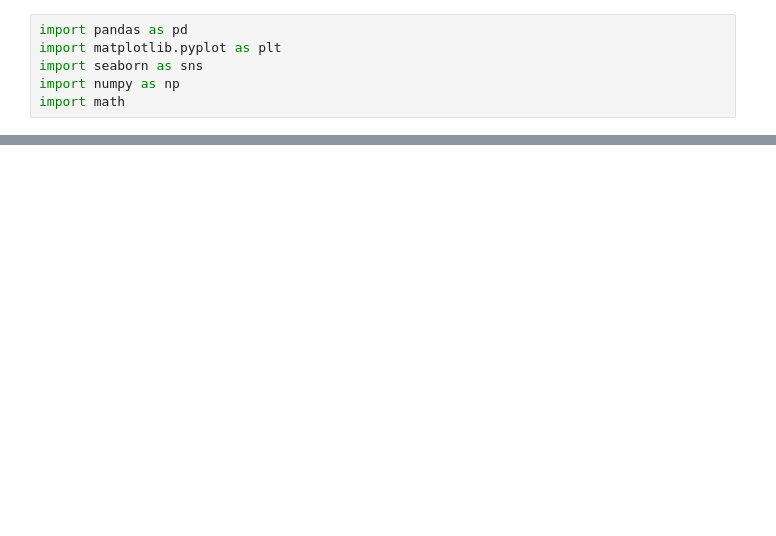
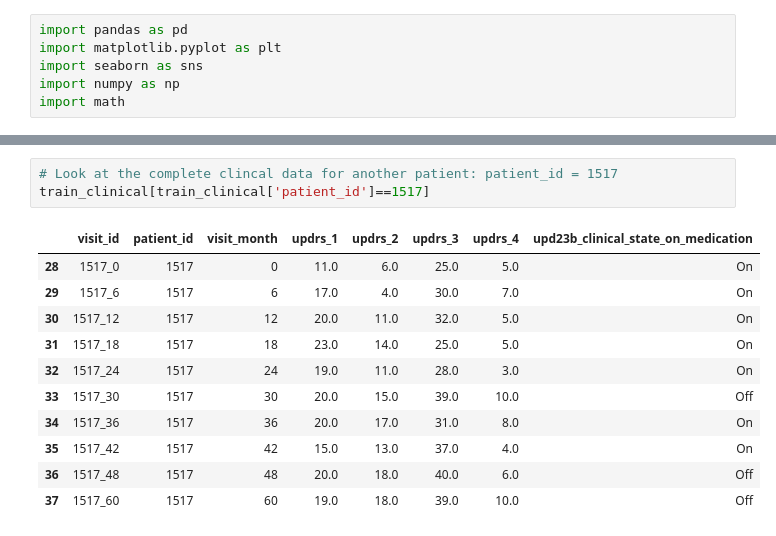
Before and after one commit to fan-yang-md/parkinsons_disease_progression_prediction, a Jupyter notebook: parkinson1.ipynb, the cells around one changed output, grey strips where cells are left out. Drawn from its saved outputs; the diff is of its cells as text; blank space fills up the shorter version.

```diff
--- a/parkinson1.ipynb
+++ b/parkinson1.ipynb
@@ -13,0 +142,15 @@ FileNotFoundError: [Errno 2] No such file or directory: '/train_proteins.csv'
+# %%
+# Look at the complete clincal data for another patient: patient_id = 1517
+train_clinical[train_clinical['patient_id']==1517]
+# %% [output]
+|  | visit_id | patient_id | visit_month | updrs_1 | updrs_2 | updrs_3 | updrs_4 | upd23b_clinical_state_on_medication |
+| 28 | 1517_0 | 1517 | 0 | 11.0 | 6.0 | 25.0 | 5.0 | On |
+| 29 | 1517_6 | 1517 | 6 | 17.0 | 4.0 | 30.0 | 7.0 | On |
+| 30 | 1517_12 | 1517 | 12 | 20.0 | 11.0 | 32.0 | 5.0 | On |
+| 31 | 1517_18 | 1517 | 18 | 23.0 | 14.0 | 25.0 | 5.0 | On |
+| 32 | 1517_24 | 1517 | 24 | 19.0 | 11.0 | 28.0 | 3.0 | On |
+| 33 | 1517_30 | 1517 | 30 | 20.0 | 15.0 | 39.0 | 10.0 | Off |
+| 34 | 1517_36 | 1517 | 36 | 20.0 | 17.0 | 31.0 | 8.0 | On |
+| 35 | 1517_42 | 1517 | 42 | 15.0 | 13.0 | 37.0 | 4.0 | On |
+| 36 | 1517_48 | 1517 | 48 | 20.0 | 18.0 | 40.0 | 6.0 | Off |
+| 37 | 1517_60 | 1517 | 60 | 19.0 | 18.0 | 39.0 | 10.0 | Off |
```
Also changed, not shown: parts of 23 cells of this notebook.
